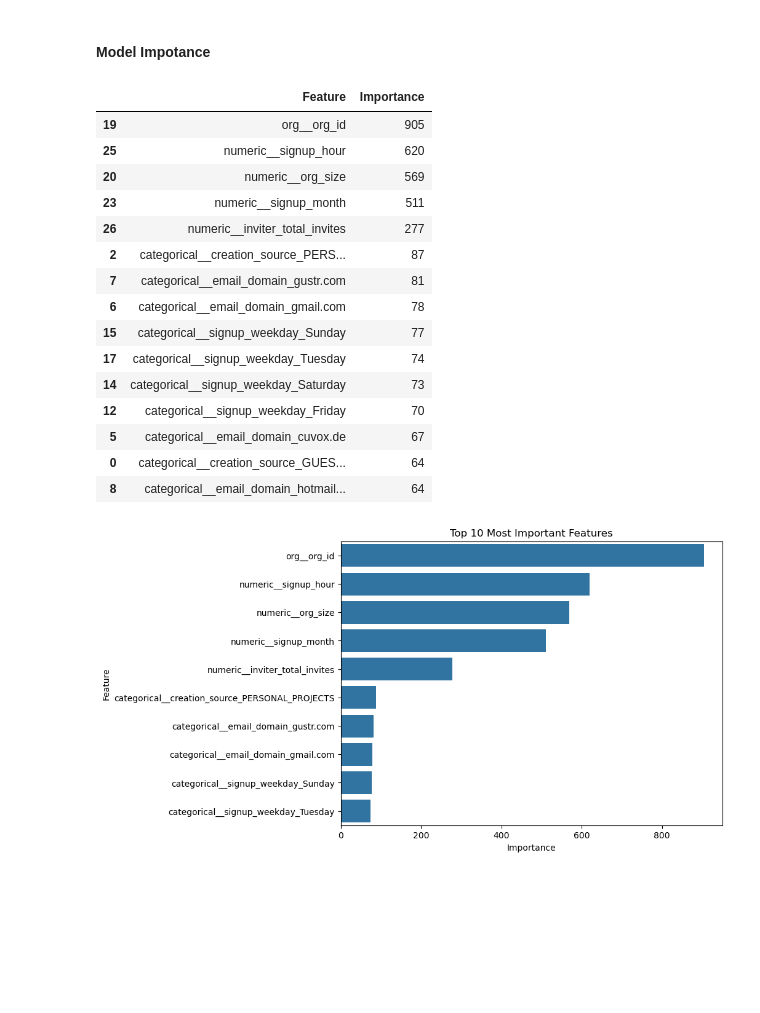
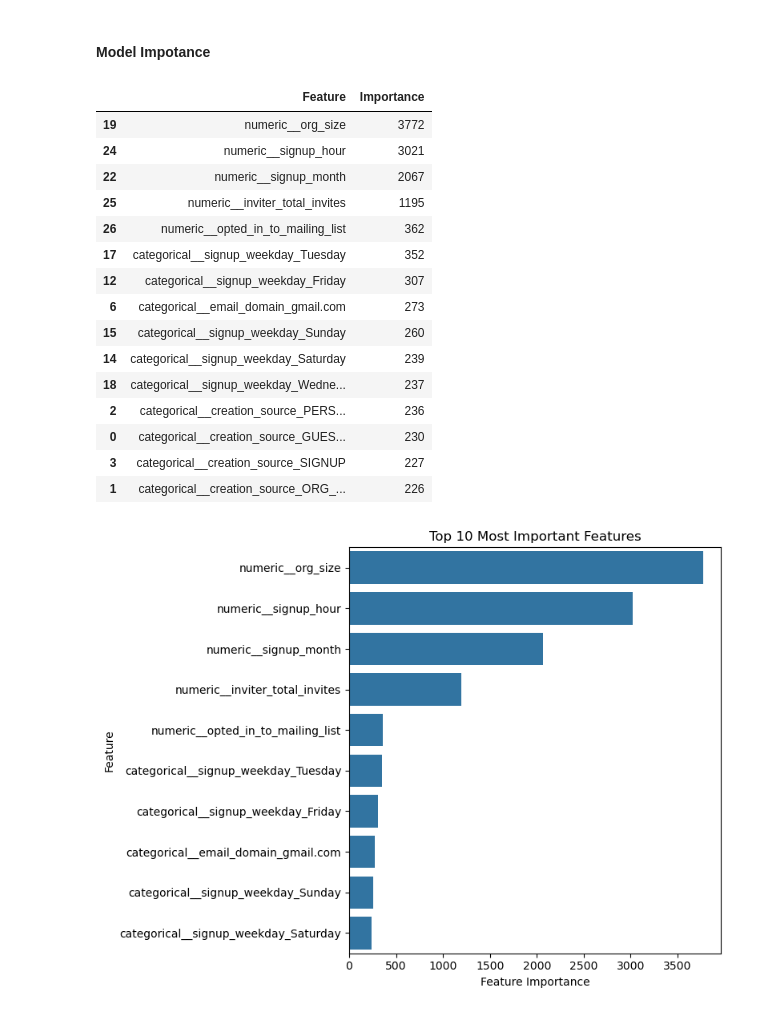
Before and after one commit to MIJUMBO/Relax-Inc.-Take-Home-Challenge, a Jupyter notebook: Relax Inc. Take-Home Challenge.ipynb, the cells around one changed output. Saved outputs shown, nothing was run; the diff lists cells and outputs as text; code cells hidden in the pictures; blank space fills up the shorter version.

```diff
--- a/Relax Inc. Take-Home Challenge.ipynb
+++ b/Relax Inc. Take-Home Challenge.ipynb
@@ -763,11 +757,14 @@ numeric_features = [
 ]
 # %%
 # Pipeline for preprocessing
-
+# org_id is deliberately excluded. An ablation comparing cross-fitted target
+# encoding, exclusion, and native categorical handling showed exclusion
+# performed best (CV AUC 0.621 ± 0.010), indicating org-specific effects do
+# not generalize beyond training organizations. Organizational context is
+# captured instead by org_size, large_org, and invited_to_large_org.
 preprocessor = ColumnTransformer(
     transformers=[
         ("categorical", OneHotEncoder(handle_unknown="ignore"), categorical_features),
-        ("org", TargetEncoder(smoothing=10), ["org_id"]),
         ("numeric", StandardScaler(), numeric_features),
     ],
     remainder="drop"
@@ -789,10 +782,13 @@ Series([], dtype: int64)
 # class_weight="balanced" compensates for class imbalance by assigning
 # greater weight to the minority class during model training, helping
 # the model avoid bias toward the majority class.
+# max_iter is raised because the default (100) can terminate before
+# convergence, and convergence warnings are suppressed in this notebook.
 lr_model = Pipeline([
     ("preprocessor", preprocessor),
     ("classifier", LogisticRegression(
         class_weight="balanced",
+        max_iter=1000,
         random_state=42
     ))
 ])
@@ -914,13 +904,16 @@ Pipeline(steps=[('preprocessor',
 # performance. It uses a leaf-wise tree growth strategy to capture
 # complex non-linear relationships and feature interactions, making it
 # well suited for structured (tabular) classification problems.
-
+# Tree capacity is increased (leaf-wise growth, unrestricted depth) with a
+# lower learning rate and more estimators, since the target-encoded org_id
+# provides a continuous feature that benefits from finer splits.
 lgbm_model = Pipeline([
     ("preprocessor", preprocessor),
     ("classifier", LGBMClassifier(
-        n_estimators=300,
-        learning_rate=0.05,
-        max_depth=4,
+        n_estimators=500,
+        learning_rate=0.03,
+        num_leaves=31,
+        max_depth=-1,
         class_weight="balanced",
         random_state=42,
         verbosity=-1
@@ -1160,36 +1147,39 @@ importance = (
 importance.head(15)
 # %% [output]
 |  | Feature | Importance |
-| 19 | org__org_id | 905 |
-| 25 | numeric__signup_hour | 620 |
-| 20 | numeric__org_size | 569 |
-| 23 | numeric__signup_month | 511 |
-| 26 | numeric__inviter_total_invites | 277 |
-| 2 | categorical__creation_source_PERS... | 87 |
-| 7 | categorical__email_domain_gustr.com | 81 |
-| 6 | categorical__email_domain_gmail.com | 78 |
-| 15 | categorical__signup_weekday_Sunday | 77 |
-| 17 | categorical__signup_weekday_Tuesday | 74 |
-| 14 | categorical__signup_weekday_Saturday | 73 |
-| 12 | categorical__signup_weekday_Friday | 70 |
-| 5 | categorical__email_domain_cuvox.de | 67 |
-| 0 | categorical__creation_source_GUES... | 64 |
-| 8 | categorical__email_domain_hotmail... | 64 |
+| 19 | numeric__org_size | 3772 |
+| 24 | numeric__signup_hour | 3021 |
+| 22 | numeric__signup_month | 2067 |
+| 25 | numeric__inviter_total_invites | 1195 |
+| 26 | numeric__opted_in_to_mailing_list | 362 |
+| 17 | categorical__signup_weekday_Tuesday | 352 |
+| 12 | categorical__signup_weekday_Friday | 307 |
+| 6 | categorical__email_domain_gmail.com | 273 |
+| 15 | categorical__signup_weekday_Sunday | 260 |
+| 14 | categorical__signup_weekday_Saturday | 239 |
+| 18 | categorical__signup_weekday_Wedne... | 237 |
+| 2 | categorical__creation_source_PERS... | 236 |
+| 0 | categorical__creation_source_GUES... | 230 |
+| 3 | categorical__creation_source_SIGNUP | 227 |
+| 1 | categorical__creation_source_ORG_... | 226 |
 # %%
+# Visualize the top 10 most influential features identified by the champion model.
+# Feature importance indicates the relative contribution of each predictor to the
+# model's decisions, helping to identify the characteristics most strongly
+# associated with user adoption.
+
 plt.figure(figsize=(8,6))
 
 sns.barplot(
-
     data=importance.head(10),
-
     x="Importance",
-
     y="Feature"
-
 )
 
 plt.title("Top 10 Most Important Features")
-
+plt.xlabel("Feature Importance")
+plt.ylabel("Feature")
+plt.tight_layout()
 plt.show()
 # %% [output]
-[figure, old version]
+[figure, new version]
```
Also changed, not shown: parts of 16 cells of this notebook.
